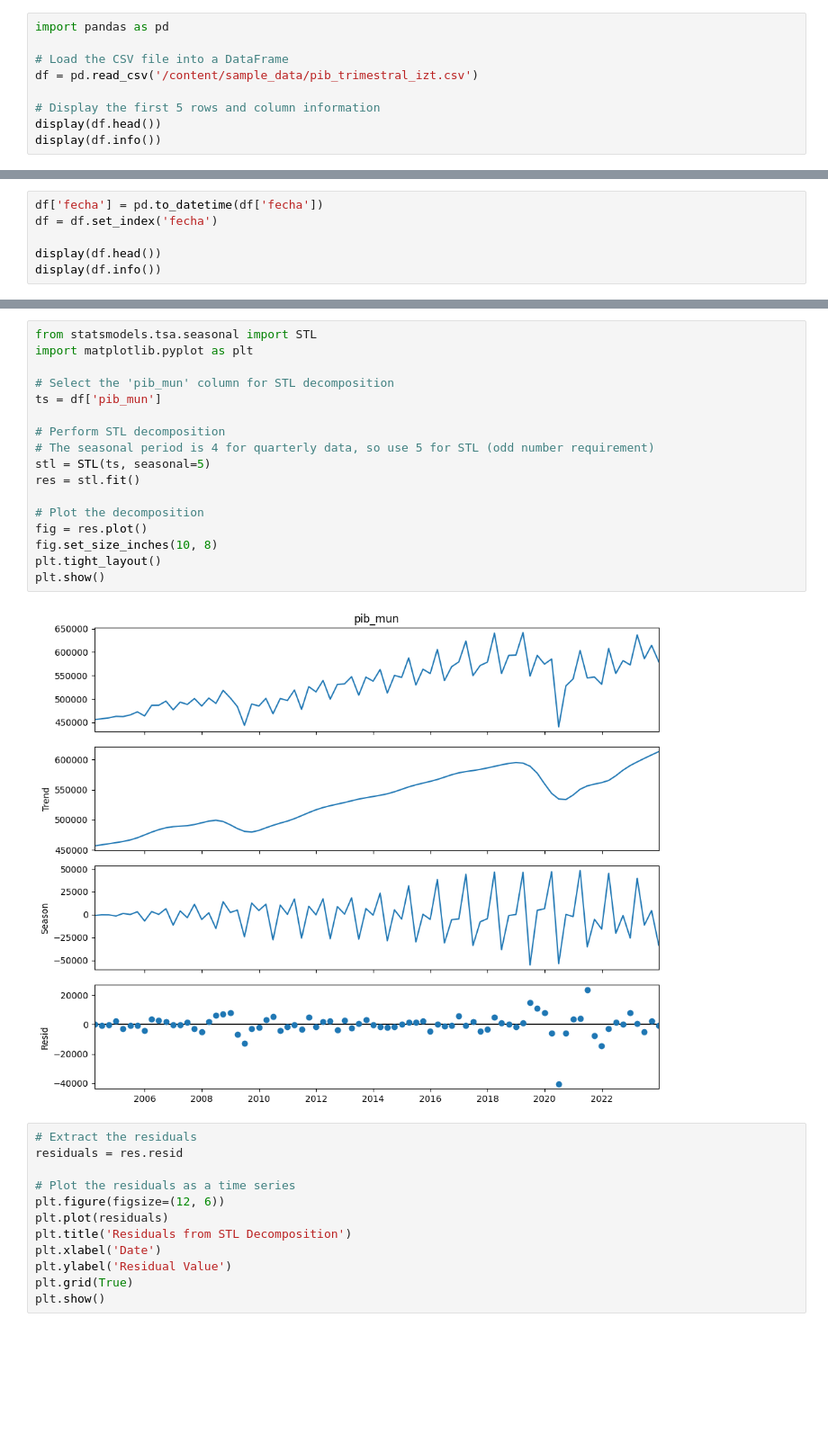
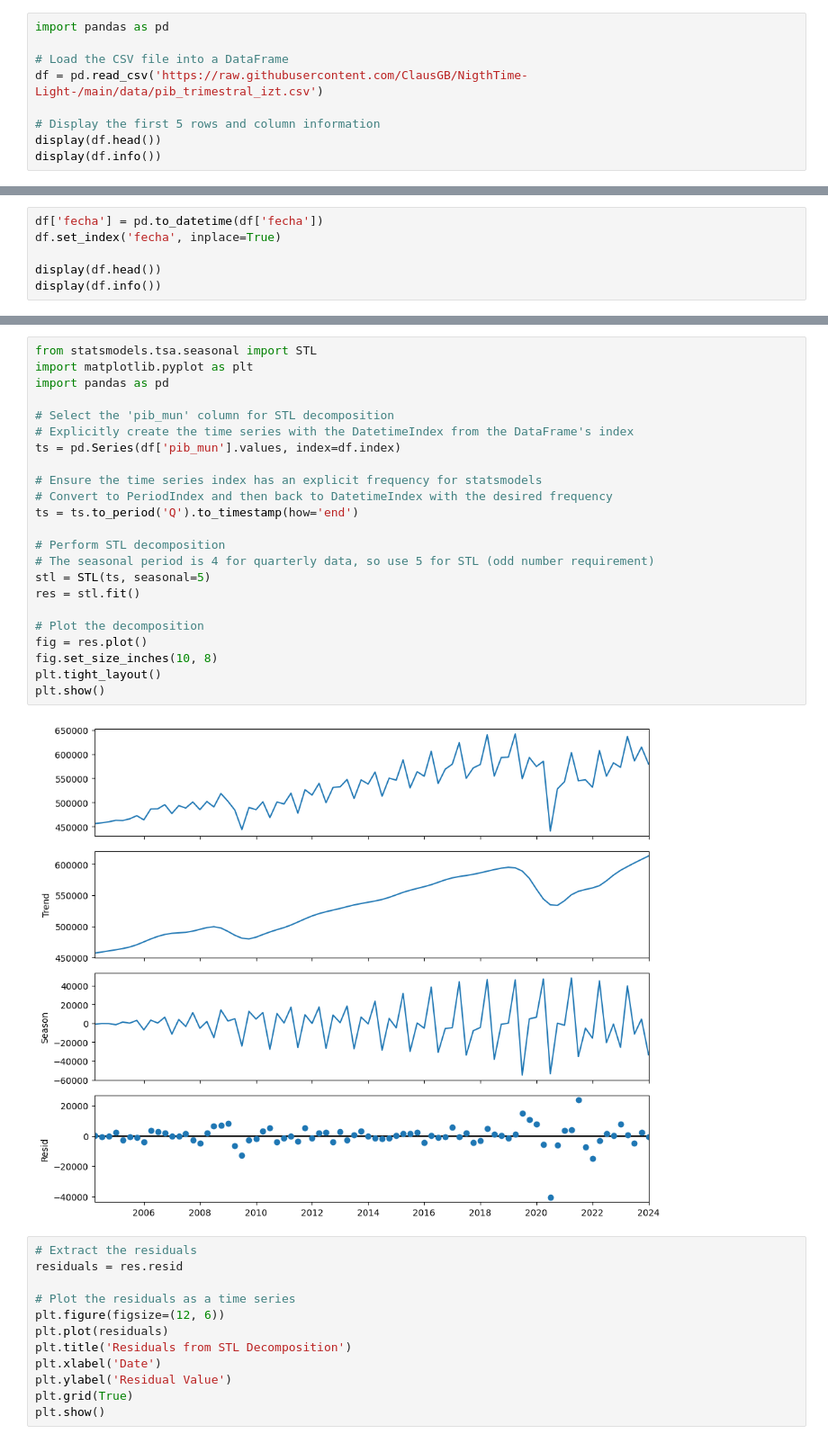
Before and after one commit to ClausGB/NigthTime-Light-, a Jupyter notebook: code/NTL/NTL_Iztapala.ipynb, the cells around one changed output, grey strips where cells are left out. Shown at 90% size. Saved outputs shown, nothing was run; the diff lists cells and outputs as text; blank space fills up the shorter version.

```diff
--- a/code/NTL/NTL_Iztapala.ipynb
+++ b/code/NTL/NTL_Iztapala.ipynb
@@ -2,7 +2,7 @@
 import pandas as pd
 
 # Load the CSV file into a DataFrame
-df = pd.read_csv('/content/sample_data/pib_trimestral_izt.csv')
+df = pd.read_csv('https://raw.githubusercontent.com/ClausGB/NigthTime-Light-/main/data/pib_trimestral_izt.csv')
 
 # Display the first 5 rows and column information
 display(df.head())
@@ -31,6 +10,6 @@ None
 # %%
 df['fecha'] = pd.to_datetime(df['fecha'])
-df = df.set_index('fecha')
+df.set_index('fecha', inplace=True)
 
 display(df.head())
 display(df.info())
@@ -58,22 +16,28 @@ None
 # %%
 from statsmodels.tsa.seasonal import STL
 import matplotlib.pyplot as plt
+import pandas as pd
 
 # Select the 'pib_mun' column for STL decomposition
-ts = df['pib_mun']
+# Explicitly create the time series with the DatetimeIndex from the DataFrame's index
+ts = pd.Series(df['pib_mun'].values, index=df.index)
+
+# Ensure the time series index has an explicit frequency for statsmodels
+# Convert to PeriodIndex and then back to DatetimeIndex with the desired frequency
+ts = ts.to_period('Q').to_timestamp(how='end')
 
 # Perform STL decomposition
 # The seasonal period is 4 for quarterly data, so use 5 for STL (odd number requirement)
 stl = STL(ts, seasonal=5)
 res = stl.fit()
 
 # Plot the decomposition
 fig = res.plot()
 fig.set_size_inches(10, 8)
 plt.tight_layout()
 plt.show()
 # %% [output]
-[figure, old version]
+[figure, new version]
 # %%
 # Extract the residuals
 residuals = res.resid
```
Also changed, not shown: parts of 20 cells of this notebook.
